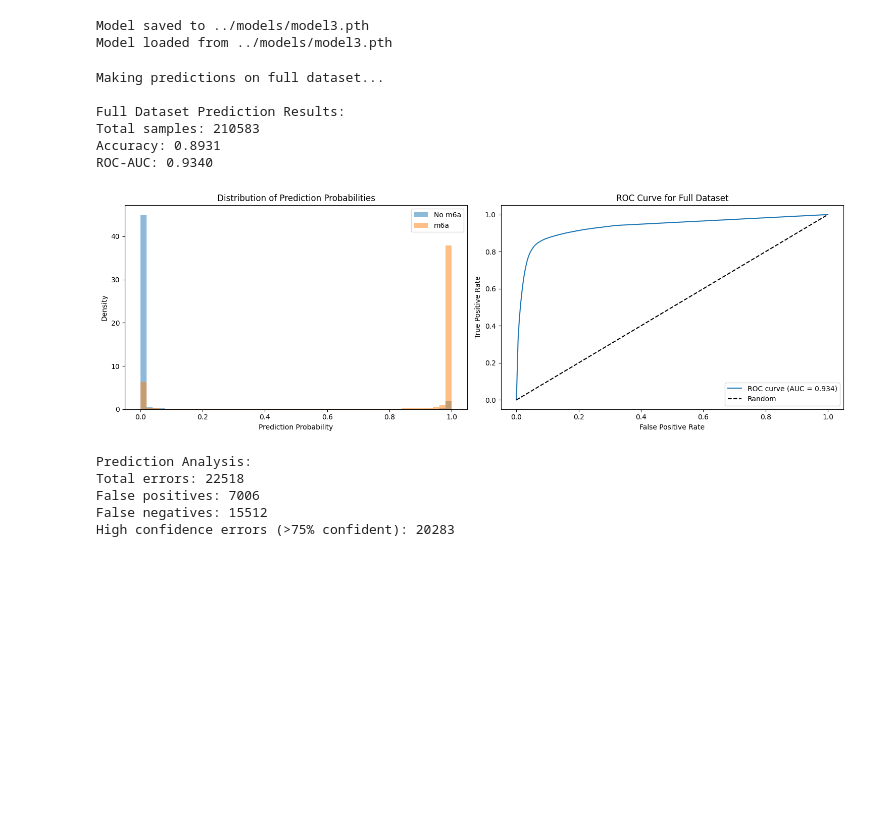
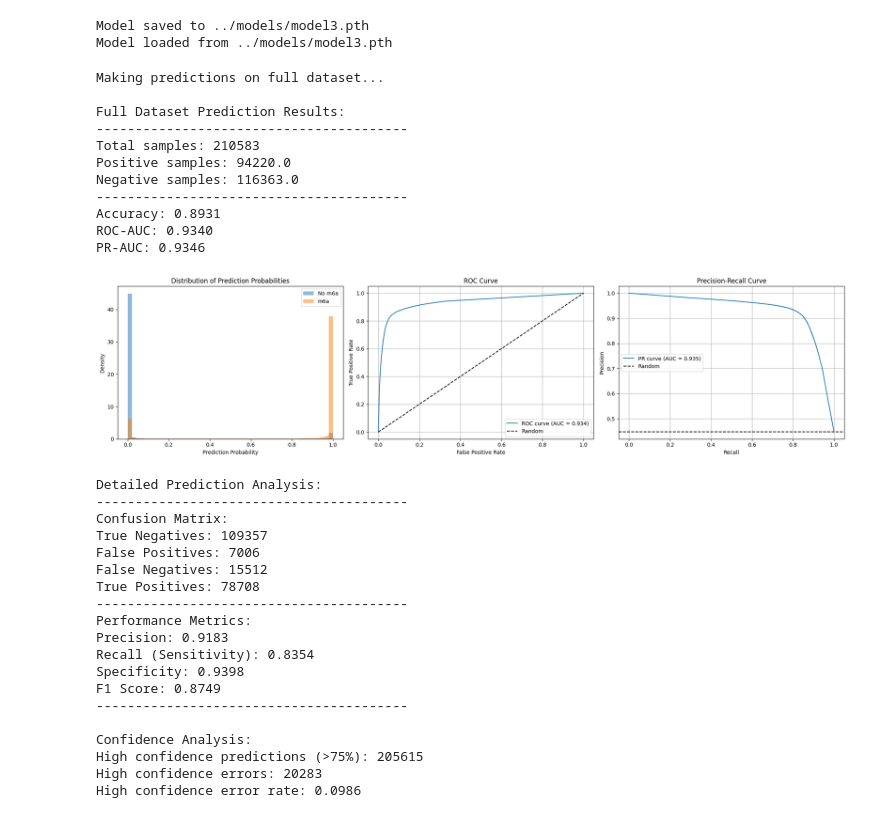
Before and after one commit to OYL02/helix4262, a Jupyter notebook: notebooks/neuralnetwork.ipynb, the cells around one changed output. Saved outputs shown, nothing was run; the diff lists cells and outputs as text; code cells hidden in the pictures; blank space fills up the shorter version.

Commit message:
Include results for testing model on dataset

```diff
--- a/notebooks/neuralnetwork.ipynb
+++ b/notebooks/neuralnetwork.ipynb
@@ -442,24 +479,43 @@ def analyze_predictions(predictions, true_labels, probabilities, dataset):
 # %%
-# Make predictions on full dataset
+# Make predictions and analyze
 predictions, true_labels, probabilities = predict_on_full_dataset(
-    model=loaded_model,
+    model=model,
     dataset=dataset,
     batch_size=32,
     device=device
 )
 
-# Analyze predictions
-analyze_predictions(predictions, true_labels, probabilities, dataset)
+# Analyze predictions in detail
+analyze_predictions(predictions, true_labels, probabilities)
 # %% [output]
 Making predictions on full dataset...
 
 Full Dataset Prediction Results:
+----------------------------------------
 Total samples: 210583
+Positive samples: 94220.0
+Negative samples: 116363.0
+----------------------------------------
 Accuracy: 0.8931
 ROC-AUC: 0.9340
+PR-AUC: 0.9346
-[figure, old version]
+[figure, new version]
-Prediction Analysis:
-Total errors: 22518
-False positives: 7006
-False negatives: 15512
-High confidence errors (>75% confident): 20283
+Detailed Prediction Analysis:
+----------------------------------------
+Confusion Matrix:
+True Negatives: 109357
+False Positives: 7006
+False Negatives: 15512
+True Positives: 78708
+----------------------------------------
+Performance Metrics:
+Precision: 0.9183
+Recall (Sensitivity): 0.8354
+Specificity: 0.9398
+F1 Score: 0.8749
+----------------------------------------
+
+Confidence Analysis:
+High confidence predictions (>75%): 205615
+High confidence errors: 20283
+High confidence error rate: 0.0986
```
Also changed, not shown: parts of 1 cell of this notebook.
